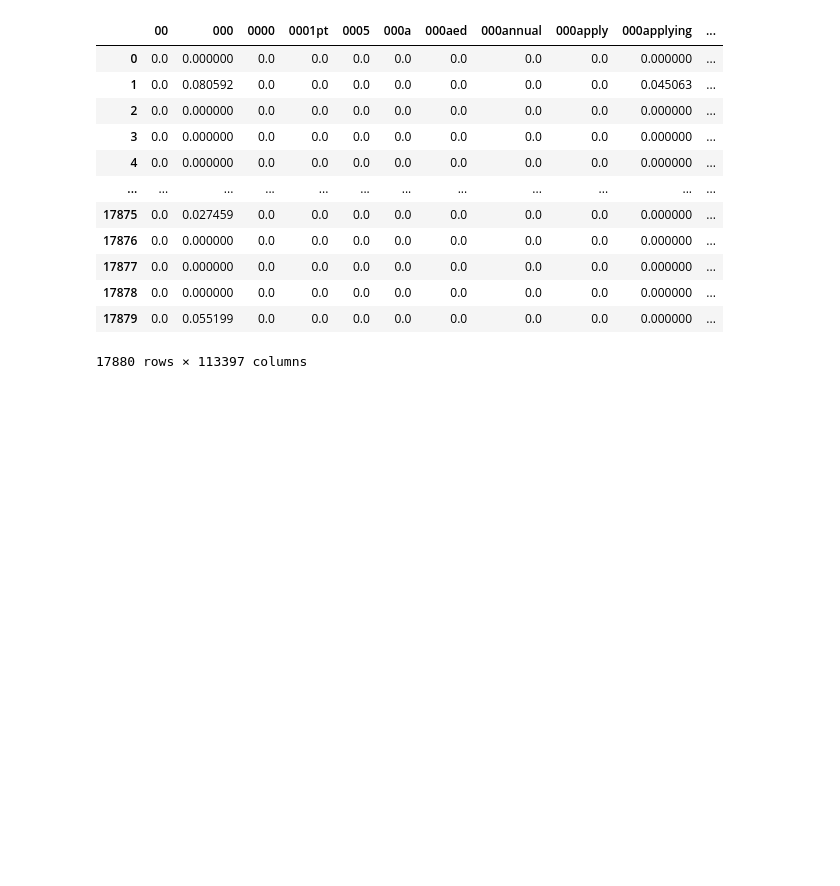
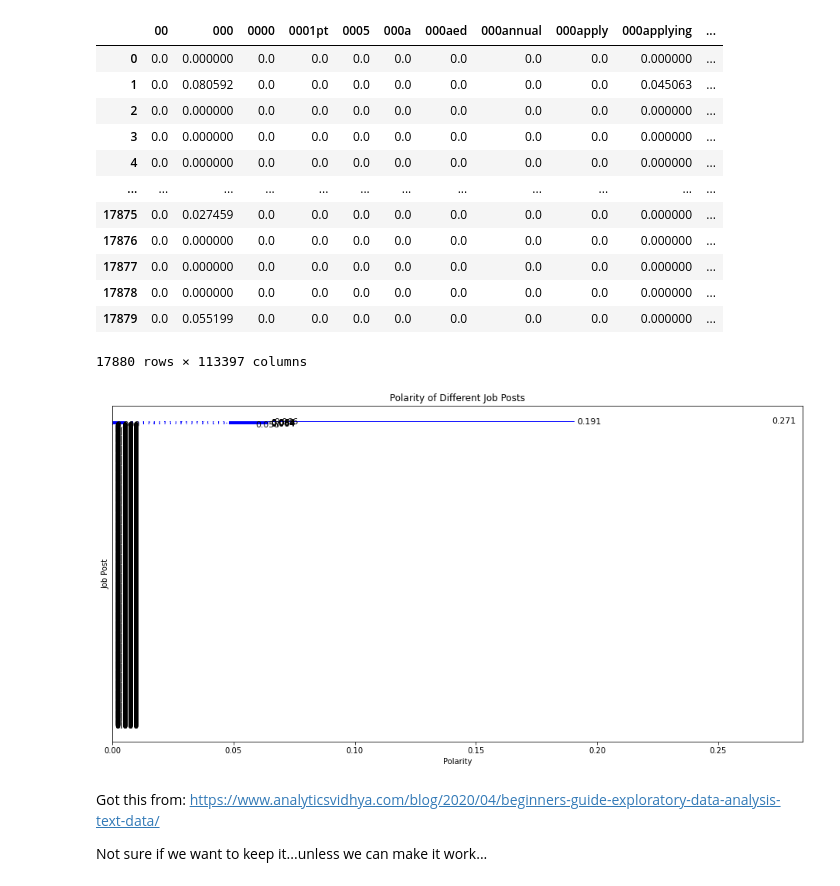
Before and after one commit to hunterblum/Job-Fraud-Detection, a Jupyter notebook: Group2_ML_Final.ipynb, the cells around one changed output. Cells and saved outputs as stored; diff of their text form; code cells hidden in the pictures; blank space fills up the shorter version.

```diff
--- a/Group2_ML_Final.ipynb
+++ b/Group2_ML_Final.ipynb
@@ -144,3 +147,28 @@ Job_corpus
 | 17878 | 0.0 | 0.000000 | 0.0 | 0.0 | 0.0 | 0.0 | 0.0 | 0.0 | 0.0 | 0.000000 | ... |
 | 17879 | 0.0 | 0.055199 | 0.0 | 0.0 | 0.0 | 0.0 | 0.0 | 0.0 | 0.0 | 0.000000 | ... |
 17880 rows × 113397 columns
+# %%
+product_polarity_sorted=pd.DataFrame(Job_corpus.groupby('name')['corpus'].mean().sort_values(ascending=True))
+
+plt.figure(figsize=(16,8))
+plt.xlabel('Polarity')
+plt.ylabel('Job Post')
+plt.title('Polarity of Different Job Posts')
+polarity_graph=plt.barh(np.arange(len(product_polarity_sorted.index)),product_polarity_sorted['corpus'],color='blue',)
+
+# Writing product names on bar
+for bar,product in zip(polarity_graph,product_polarity_sorted.index):
+  plt.text(0.005,bar.get_y()+bar.get_width(),'{}'.format(product),va='center',fontsize=11,color='white')
+
+# Writing polarity values on graph
+for bar,polarity in zip(polarity_graph,product_polarity_sorted['corpus']):
+  plt.text(bar.get_width()+0.001,bar.get_y()+bar.get_width(),'%.3f'%polarity,va='center',fontsize=11,color='black')
+
+plt.yticks([])
+plt.show()
+# %% [output]
+[figure, added]
+# %% [markdown]
+Got this from: https://www.analyticsvidhya.com/blog/2020/04/beginners-guide-exploratory-data-analysis-text-data/
+
+Not sure if we want to keep it...unless we can make it work...
```
Also changed, not shown: parts of 3 cells of this notebook.
